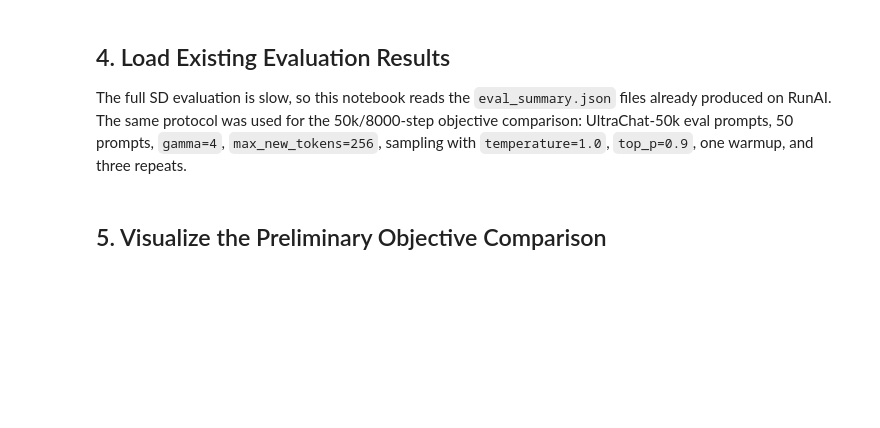
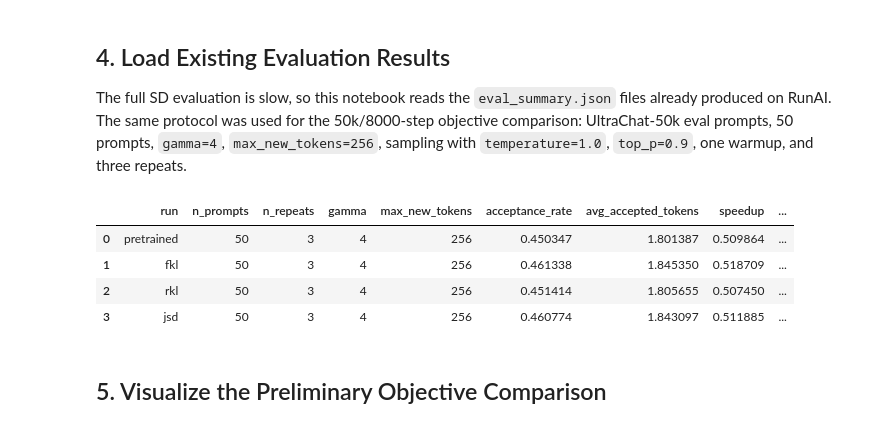
Before and after one commit to roxanna-ke/distilled-draft-decoding, a Jupyter notebook: notebooks/zhiyan_ke_407061.ipynb, the cells around one changed output. Drawn from its saved outputs; the diff is of its cells as text; code cells hidden in the pictures; blank space fills up the shorter version.

```diff
--- a/notebooks/zhiyan_ke_407061.ipynb
+++ b/notebooks/zhiyan_ke_407061.ipynb
@@ -194,17 +395,24 @@ df
 # %%
 # Compact table for completed 50k objective runs.
-completed = df[df["status"] == "done"].copy()
+# Rows with status="embedded" are fallback copies used when /scratch results are unavailable.
+completed = df[df["status"].isin(["done", "embedded"])].copy()
 objective_order = ["pretrained", "fkl", "rkl", "jsd"]
 obj50 = completed[completed["run"].isin(objective_order)].copy()
 obj50["run"] = pd.Categorical(obj50["run"], objective_order, ordered=True)
 obj50 = obj50.sort_values("run")
 
 display_cols = [
     "run", "n_prompts", "n_repeats", "gamma", "max_new_tokens",
     "acceptance_rate", "avg_accepted_tokens", "speedup", "tokens_per_second",
     "sd_time_s", "vanilla_time_s",
 ]
 obj50[display_cols]
+# %% [output]
+|  | run | n_prompts | n_repeats | gamma | max_new_tokens | acceptance_rate | avg_accepted_tokens | speedup | ... |
+| 0 | pretrained | 50 | 3 | 4 | 256 | 0.450347 | 1.801387 | 0.509864 | ... |
+| 1 | fkl | 50 | 3 | 4 | 256 | 0.461338 | 1.845350 | 0.518709 | ... |
+| 2 | rkl | 50 | 3 | 4 | 256 | 0.451414 | 1.805655 | 0.507450 | ... |
+| 3 | jsd | 50 | 3 | 4 | 256 | 0.460774 | 1.843097 | 0.511885 | ... |
 # %% [markdown]
 ## 5. Visualize the Preliminary Objective Comparison
 # %%
```
Also changed, not shown: parts of 18 cells of this notebook.
